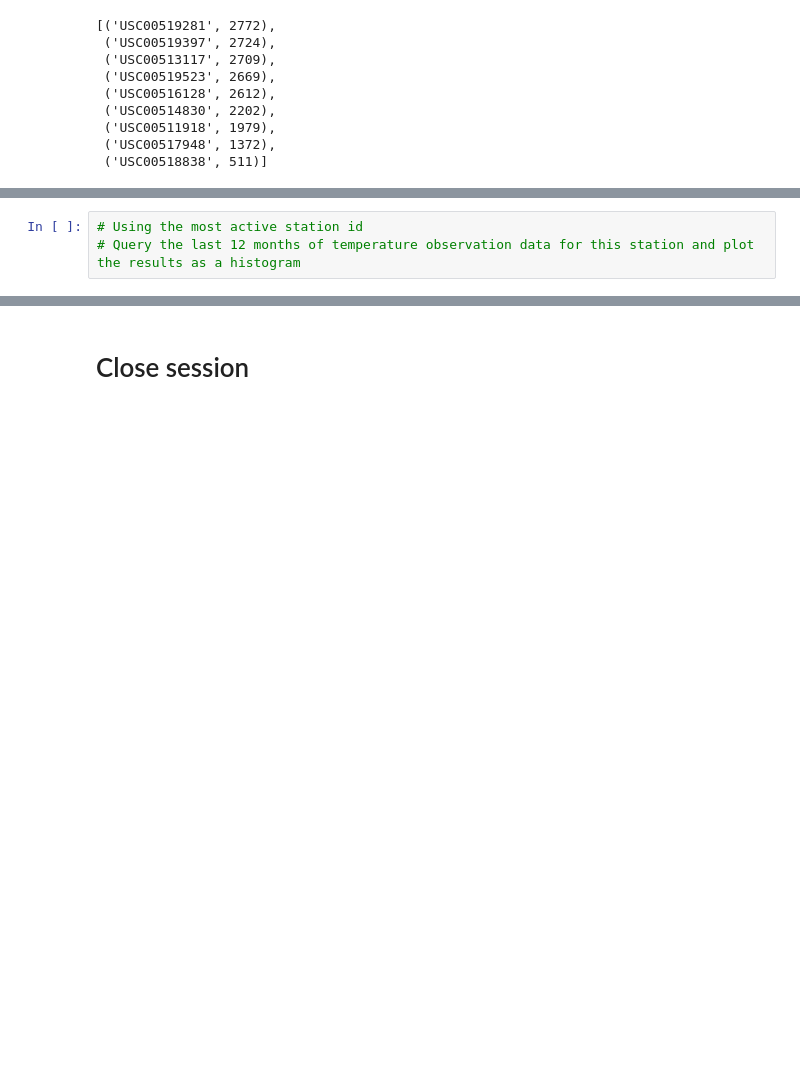
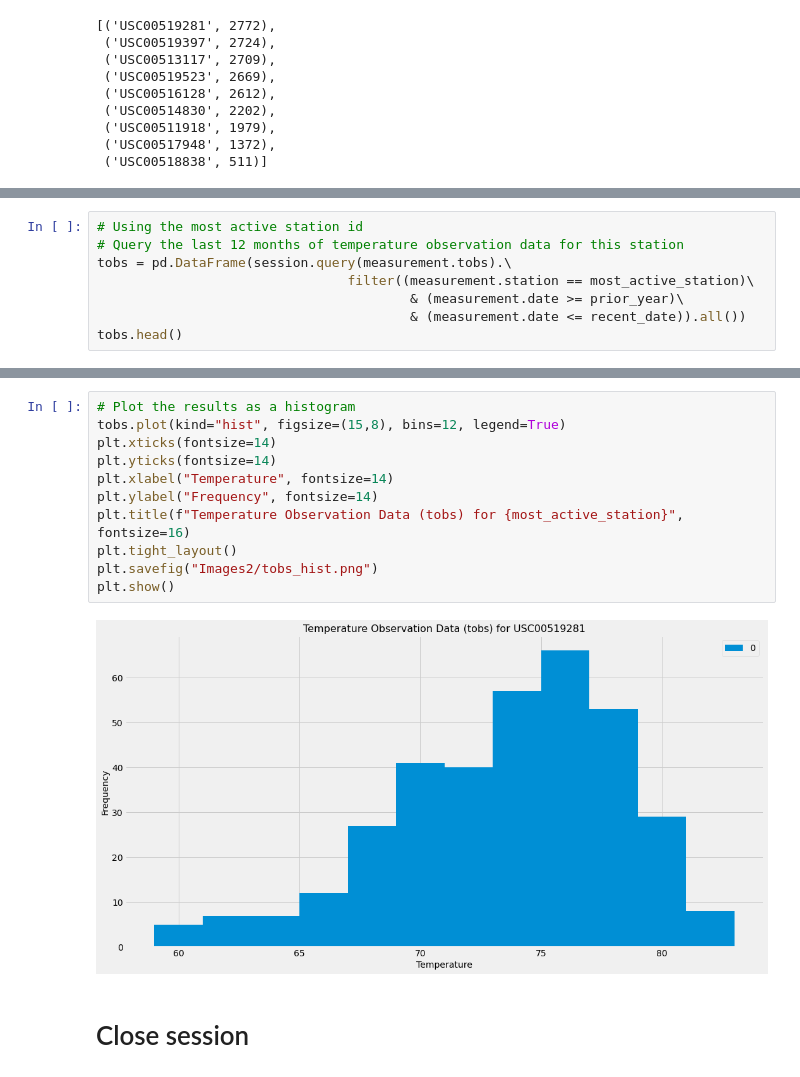
Before and after one commit to V-Villagomez/SQLalchemy_Challenge, a Jupyter notebook: climate_starter.ipynb, the cells around one changed output, grey strips where cells are left out. Saved outputs shown, nothing was run; the diff lists cells and outputs as text; blank space fills up the shorter version.

```diff
--- a/climate_starter.ipynb
+++ b/climate_starter.ipynb
@@ -196,4 +196,9 @@ The highest temperature is 85.0.
 The average temperature is 71.66.
 # %%
 # Using the most active station id
-# Query the last 12 months of temperature observation data for this station and plot the results as a histogram
+# Query the last 12 months of temperature observation data for this station
+tobs = pd.DataFrame(session.query(measurement.tobs).\
+                                filter((measurement.station == most_active_station)\
+                                        & (measurement.date >= prior_year)\
+                                        & (measurement.date <= recent_date)).all())
+tobs.head()
@@ -200,3 +212,16 @@ The average temperature is 71.66.
+# %%
+# Plot the results as a histogram
+tobs.plot(kind="hist", figsize=(15,8), bins=12, legend=True)
+plt.xticks(fontsize=14)
+plt.yticks(fontsize=14)
+plt.xlabel("Temperature", fontsize=14)
+plt.ylabel("Frequency", fontsize=14)
+plt.title(f"Temperature Observation Data (tobs) for {most_active_station}", fontsize=16)
+plt.tight_layout()
+plt.savefig("Images2/tobs_hist.png")
+plt.show()
+# %% [output]
+[figure, added]
 # %% [markdown]
 # Close session
 # %%
```
Also changed, not shown: parts of 2 cells of this notebook, 1 other file.
